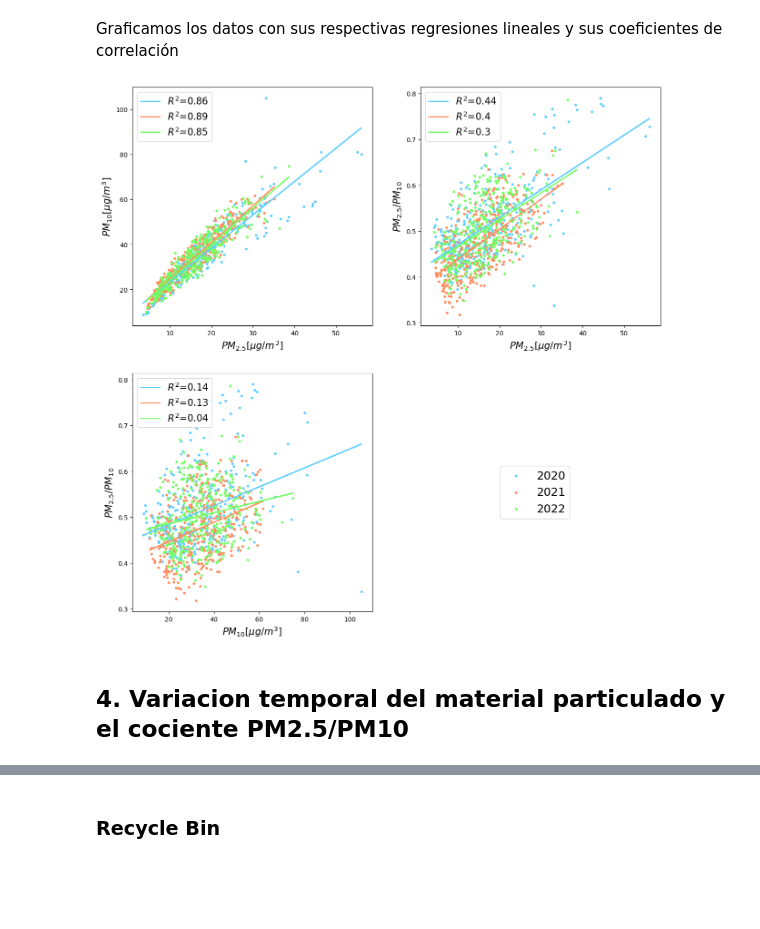
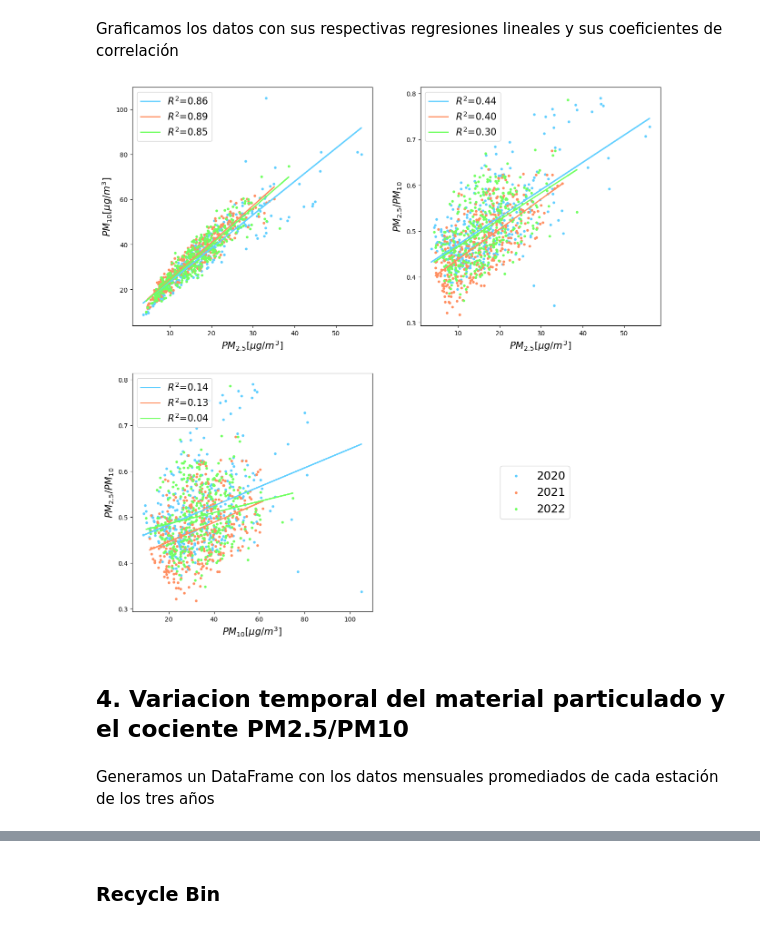
Before and after one commit to XaxaSM/PM-Distribution-Project, a Jupyter notebook: code/ratio_clasification.ipynb, the cells around one changed output, grey strips where cells are left out. Saved outputs shown, nothing was run; the diff lists cells and outputs as text; code cells hidden in the pictures; blank space fills up the shorter version.

Commit message:
comportamiento mensual

```diff
--- a/code/ratio_clasification.ipynb
+++ b/code/ratio_clasification.ipynb
@@ -443,34 +442,40 @@ Atypical Anthropogenic type (IIIb): red
 # %% [markdown]
 Obtenemos los datos por año del promedio diario de todas las estaciones
 # %%
-# definimos la función que obtiene el promedio de los datos de todas las estaciones por dia
-def promedio_estaciones(datos, estaciones):
+# definimos la función que obtiene el promedio de los datos de todas las estaciones dada una frecuencia
+def promedio_estaciones(datos, estaciones, freq):
 
     # creamos un dataframe para cada variable
     pm25 = pd.DataFrame()
     pm10 = pd.DataFrame()
     ratio = pd.DataFrame()
 
-    # obtenemos los datos de cada estacion y los promediamos por dia
+    # obtenemos los datos de cada estacion y los promediamos por frecuencia
     for i in estaciones:
-        pm25[i] = datos[i]["PM2.5"].resample("D").mean()
-        pm10[i] = datos[i]["PM10"].resample("D").mean()
-        ratio[i] = datos[i]["ratio"].resample("D").mean()
+        pm25[i] = datos[i]["PM2.5"].resample(freq).mean()
+        pm10[i] = datos[i]["PM10"].resample(freq).mean()
+        ratio[i] = datos[i]["ratio"].resample(freq).mean()
 
     # promediamos los datos de todas las estaciones
-    pm25 = pm25.mean(axis=1)
-    pm10 = pm10.mean(axis=1)
-    ratio = ratio.mean(axis=1)
+    pm25_mean = pm25.mean(axis=1)
+    pm10_mean = pm10.mean(axis=1)
+    ratio_mean = ratio.mean(axis=1)
+
+    # calculamos la desviación estándar de los datos de todas las estaciones
+    pm25_std = pm25.std(axis=1)
+    pm10_std = pm10.std(axis=1)
+    ratio_std = ratio.std(axis=1)
 
     # creamos un dataframe con los datos promediados
-    datos_promedio = pd.DataFrame({"PM2.5": pm25, "PM10": pm10, "ratio": ratio})
+    datos_promedio = pd.DataFrame({"PM2.5": pm25_mean, "PM10": pm10_mean, "ratio": ratio_mean, "PM2.5_std": pm25_std, "PM10_std": pm10_std, "ratio_std": ratio_std})
+
 
     return datos_promedio
 
 # obtenemos los datos promediados por hora de cada año
-datos_2020_promedio = promedio_estaciones(datos_2020, estaciones_2020)
-datos_2021_promedio = promedio_estaciones(datos_2021, estaciones_2021)
-datos_2022_promedio = promedio_estaciones(datos_2022, estaciones_2022)
+datos_2020_promedio = promedio_estaciones(datos_2020, estaciones_2020, "D")
+datos_2021_promedio = promedio_estaciones(datos_2021, estaciones_2021, "D")
+datos_2022_promedio = promedio_estaciones(datos_2022, estaciones_2022, "D")
 # %% [markdown]
 Realizamos una regresión lineal entre PM2.5 y PM10, entre PM2.5 y PM2.5/PM10 y entre PM10 y PM2.5/PM10
 # %%
@@ -552,7 +557,8 @@ ax[0, 1].plot(datos_2021_promedio["PM2.5"],
               regresiones_2021[1, 0]*datos_2021_promedio["PM2.5"]+regresiones_2021[1, 1],
               color="#ff8f61",
               linewidth=2,
-              label= "$R^2$="+str(round(np.corrcoef(datos_2021_promedio["PM2.5"], datos_2021_promedio["ratio"])[0,1]**2, 2))
+            #   label= "$R^2$="+str(round(np.corrcoef(datos_2021_promedio["PM2.5"], datos_2021_promedio["ratio"])[0,1]**2, 2))
+              label = "$R^2$={:.2f}".format(round(np.corrcoef(datos_2021_promedio["PM2.5"], datos_2021_promedio["ratio"])[0,1]**2, 2))
               )
 
 ax[0, 1].scatter(datos_2022_promedio["PM2.5"],
@@ -564,7 +570,8 @@ ax[0, 1].plot(datos_2022_promedio["PM2.5"],
               regresiones_2022[1, 0]*datos_2022_promedio["PM2.5"]+regresiones_2022[1, 1],
               color="#71ff61",
               linewidth=2,
-              label= "$R^2$="+str(round(np.corrcoef(datos_2022_promedio["PM2.5"], datos_2022_promedio["ratio"])[0,1]**2, 2))
+            #   label= "$R^2$="+str(round(np.corrcoef(datos_2022_promedio["PM2.5"], datos_2022_promedio["ratio"])[0,1]**2, 2))
+              label = "$R^2$={:.2f}".format(round(np.corrcoef(datos_2022_promedio["PM2.5"], datos_2022_promedio["ratio"])[0,1]**2, 2))
               )
 
 # graficamos las relaciones entre PM10 y ratio
@@ -598,34 +605,36 @@ ax[1, 0].scatter(datos_2022_promedio["PM10"],
                  color="#71ff61",
                  )
 ax[1, 0].plot(datos_2022_promedio["PM10"],
               regresiones_2022[2, 0]*datos_2022_promedio["PM10"]+regresiones_2022[2, 1],
               color="#71ff61",
               linewidth=2,
               label= "$R^2$="+str(round(np.corrcoef(datos_2022_promedio["PM10"], datos_2022_promedio["ratio"])[0,1]**2, 2))
               )
 
 # añadimos los labels
 ax[0, 0].set_xlabel(r"$PM_{2.5} [\mu g / m^3]$", fontsize=15)
 ax[0, 0].set_ylabel(r"$PM_{10} [\mu g / m^3]$", fontsize=15)
 ax[0, 1].set_xlabel(r"$PM_{2.5} [\mu g / m^3]$", fontsize=15)
 ax[0, 1].set_ylabel(r"$PM_{2.5}/PM_{10}$", fontsize=15)
 ax[1, 0].set_xlabel(r"$PM_{10} [\mu g / m^3]$", fontsize=15)
 ax[1, 0].set_ylabel(r"$PM_{2.5}/PM_{10}$", fontsize=15)
 
 # eliminamos los ejes del 4to cuadrante
 ax[1,1].axis("off")
 
 # añadimos las leyendas
 ax[0,0].legend(fontsize=15)
 ax[0,1].legend(fontsize=15)
 ax[1,0].legend(fontsize=15)
 
 fig.legend([lineone, linetwo, linethree], ["2020", "2021", "2022"], loc=(0.71,0.22), fontsize=18)
 
 # guardamos la imagen
 plt.savefig("../data/results/corelaciones.png", dpi=300, bbox_inches="tight")
 # %% [output]
-[figure, old version]
+[figure, new version]
 # %% [markdown]
 
 ## 4. Variacion temporal del material particulado y el cociente PM2.5/PM10
+# %% [markdown]
+Generamos un DataFrame con los datos mensuales promediados de cada estación de los tres años
```
Also changed, not shown: parts of 6 cells of this notebook, 3 other files.
